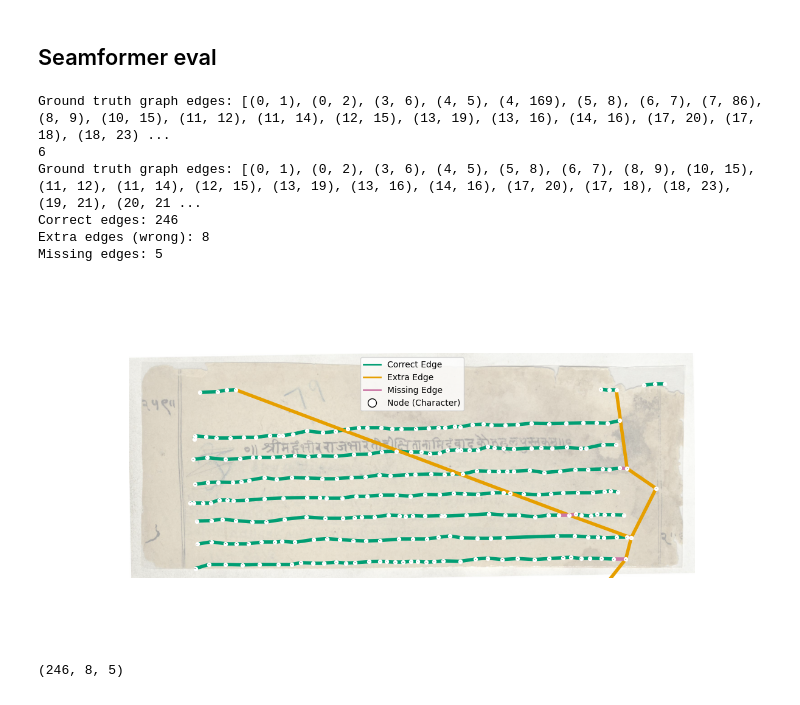
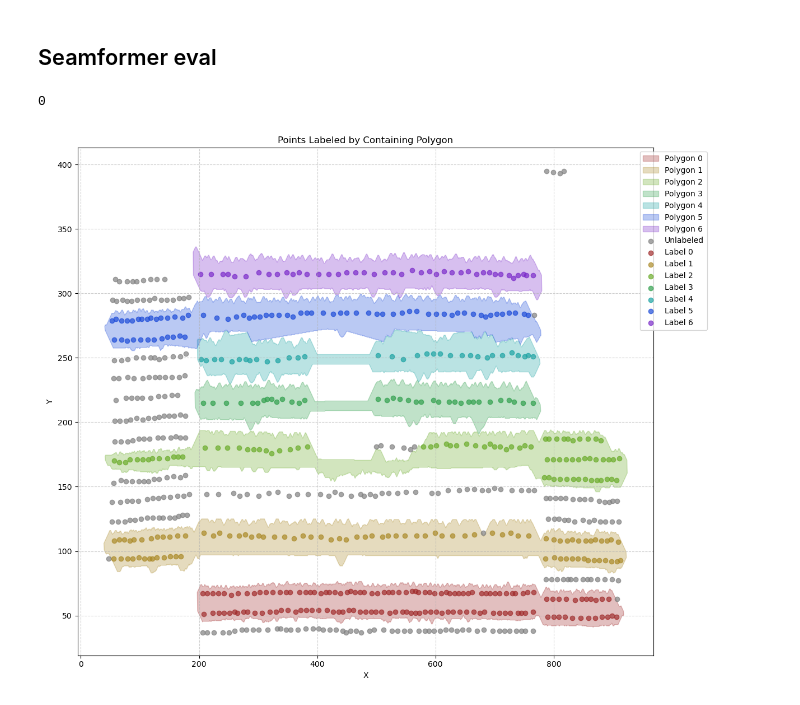
Before and after one commit to flame-cai/layout-analysis, a Jupyter notebook: simple_graph-eval.ipynb, the cells around one changed output. Cells and saved outputs as stored; diff of their text form; code cells hidden in the pictures.

```diff
--- a/simple_graph-eval.ipynb
+++ b/simple_graph-eval.ipynb
@@ -479,16 +496,23 @@ print(json.dumps(data, indent=4))
 # %%
-idx = 0
+idx = 13
 pg_no = data[idx]['imgPath'].split("/")[-1].split('.')[0]
 print(pg_no)
-img_H = data[idx]['imgDims'][0]
-img_W = data[idx]['imgDims'][1]
+# img_H = data[idx]['imgDims'][0]
+# img_W = data[idx]['imgDims'][1]
 
 points = np.loadtxt(DATA_PATH+f'/{pg_no}_points.txt') # array with 2D points
+bounding_polygons = data[idx]['predPolygons'] # A list of list(polygons) of list(2D coordinates)
+scaled_bounding_polygons = scale_polygons(bounding_polygons) # scale down by 2
+labels = label_points(points, scaled_bounding_polygons)
 #points[:, 1] = img_H - points[:, 1]
+
 
 # Visualize the results
 fig = visualize_labeled_points(points, scaled_bounding_polygons, labels)
 plt.show()
+# %% [output]
+0
+[figure, added]
 # %%
 def get_seamformer_graph(idx,data):
     # Read the files
@@ -596,17 +664,3 @@ def evaluate(G_truth, G_generated):
     plt.show()
 
     return len(correct_edges), len(extra_edges), len(missing_edges)
-# %%
-G_seamformer,pg_no = get_seamformer_graph(4,data)
-print(pg_no)
-G_truth = get_ground_truth_graph(pg_no)
-evaluate(G_truth,G_seamformer)
-# %% [output]
-Ground truth graph edges: [(0, 1), (0, 2), (3, 6), (4, 5), (4, 169), (5, 8), (6, 7), (7, 86), (8, 9), (10, 15), (11, 12), (11, 14), (12, 15), (13, 19), (13, 16), (14, 16), (17, 20), (17, 18), (18, 23) ...
-6
-Ground truth graph edges: [(0, 1), (0, 2), (3, 6), (4, 5), (5, 8), (6, 7), (8, 9), (10, 15), (11, 12), (11, 14), (12, 15), (13, 19), (13, 16), (14, 16), (17, 20), (17, 18), (18, 23), (19, 21), (20, 21 ...
-Correct edges: 246
-Extra edges (wrong): 8
-Missing edges: 5
-[figure, removed]
-(246, 8, 5)
```
Also changed, not shown: parts of 10 cells of this notebook.
